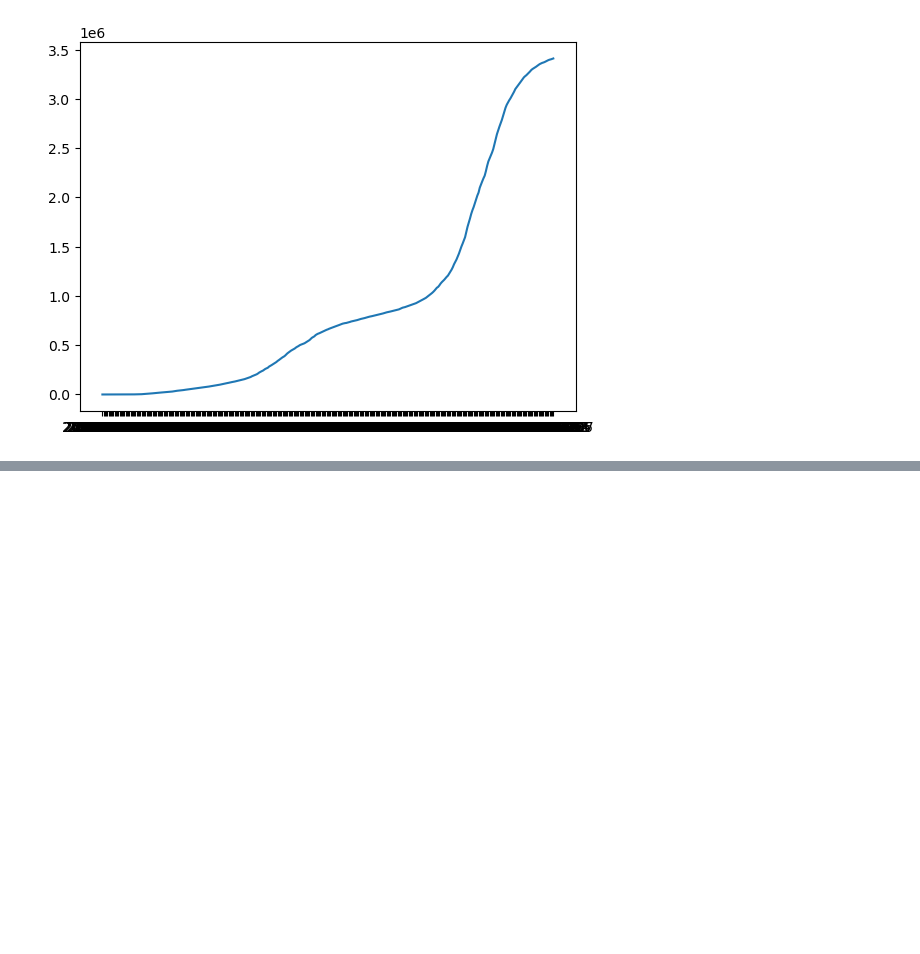
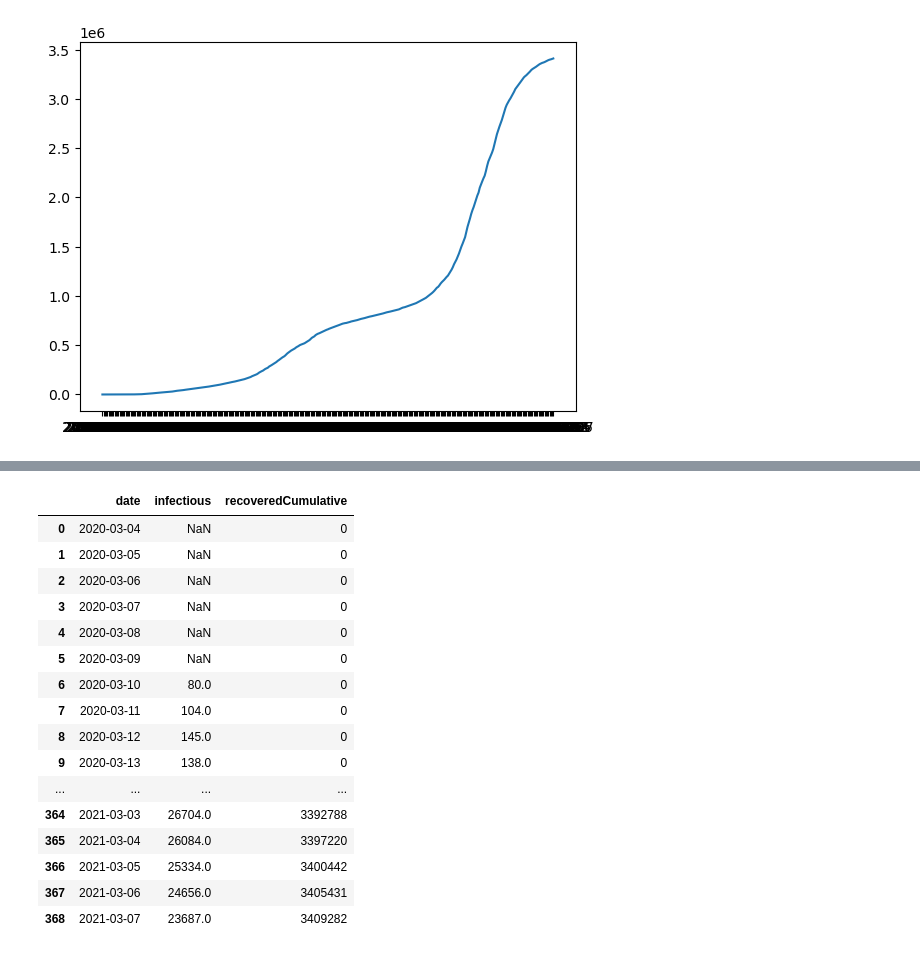
Before and after one commit to Jerjes0/DSC212_FA24_Group9, a Jupyter notebook: notebooks/EDA_California.ipynb, the cells around one changed output, grey strips where cells are left out. Saved outputs shown, nothing was run; the diff lists cells and outputs as text; code cells hidden in the pictures; blank space fills up the shorter version.

Commit message:
Processed CA_SEIR data, in data directory as CA_SEIR.csv

```diff
--- a/notebooks/EDA_California.ipynb
+++ b/notebooks/EDA_California.ipynb
@@ -138,3 +138,6 @@ plt.plot(x, y)
 plt.show()
 # %% [output]
 [figure]
+# %%
+df_SEIR = df_california[["date","infectious", "recoveredCumulative"]]
+df_SEIR
@@ -140,0 +158,21 @@ plt.show()
+# %%
+with pd.option_context('display.max_rows', None, 'display.max_columns', None):
+    display(df_SEIR)
+# %% [output]
+|  | date | infectious | recoveredCumulative |
+| 0 | 2020-03-04 | NaN | 0 |
+| 1 | 2020-03-05 | NaN | 0 |
+| 2 | 2020-03-06 | NaN | 0 |
+| 3 | 2020-03-07 | NaN | 0 |
+| 4 | 2020-03-08 | NaN | 0 |
+| 5 | 2020-03-09 | NaN | 0 |
+| 6 | 2020-03-10 | 80.0 | 0 |
+| 7 | 2020-03-11 | 104.0 | 0 |
+| 8 | 2020-03-12 | 145.0 | 0 |
+| 9 | 2020-03-13 | 138.0 | 0 |
+| ... | ... | ... | ... |
+| 364 | 2021-03-03 | 26704.0 | 3392788 |
+| 365 | 2021-03-04 | 26084.0 | 3397220 |
+| 366 | 2021-03-05 | 25334.0 | 3400442 |
+| 367 | 2021-03-06 | 24656.0 | 3405431 |
+| 368 | 2021-03-07 | 23687.0 | 3409282 |
```
Also changed, not shown: parts of 5 cells of this notebook, 1 other file.
